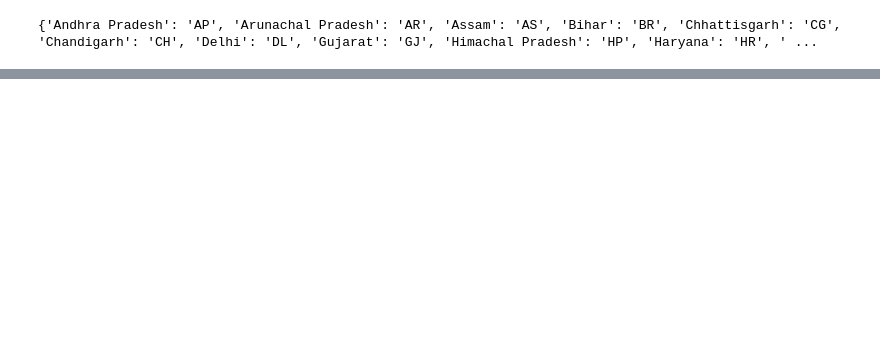
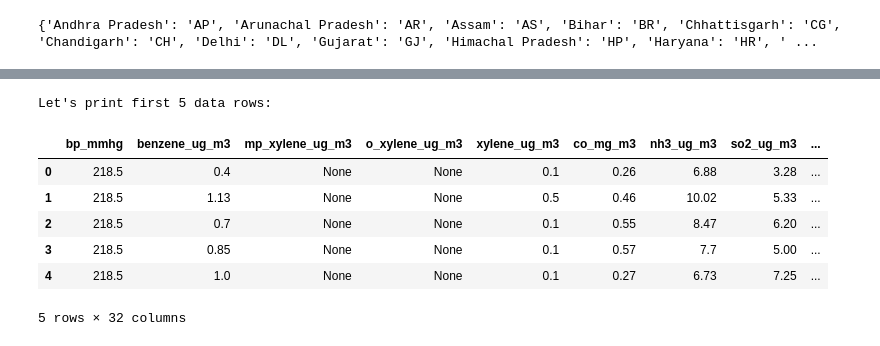
Before and after one commit to Himanshusamal60/Analysis_of_Air_Pollution_in_India, a Jupyter notebook: Analysis_of_pollution.ipynb, the cells around one changed output, grey strips where cells are left out. Drawn from its saved outputs; the diff is of its cells as text; code cells hidden in the pictures; blank space fills up the shorter version.

Commit message:
final cleaning
done final cleaning after primary cleaning and saved as parquet

```diff
--- a/Analysis_of_pollution.ipynb
+++ b/Analysis_of_pollution.ipynb
@@ -132,0 +708,24 @@ spark.stop()
+# %%
+from pyspark.sql import SparkSession
+from pyspark.sql.functions import col
+
+# Initialize a Spark session
+spark = SparkSession.builder \
+    .appName("Read Parquet File") \
+    .getOrCreate()
+
+# Define the path to the Parquet file
+parquet_file_path = "file:///home/talentum/myproject/dataSource/output/merged_final/*.parquet"
+
+# Read the Parquet file into a DataFrame
+df = spark.read.parquet(parquet_file_path)
+
+df.printSchema()
+print('Columns overview')
+pd.DataFrame(df.dtypes, columns = ['Column Name','Data type'])
+df.select("from_date").show(5)
+# Shape of the dataset
+print('Shape of the dataset: ', (df.count(), len(df.columns)))
+
+# Stop the Spark session
+# spark.stop()
@@ -132,0 +750,12 @@ spark.stop()
+# %%
+print("Let's print first 5 data rows:")
+df.limit(5).toPandas()
+# %% [output]
+Let's print first 5 data rows:
+|  | bp_mmhg | benzene_ug_m3 | mp_xylene_ug_m3 | o_xylene_ug_m3 | xylene_ug_m3 | co_mg_m3 | nh3_ug_m3 | so2_ug_m3 | ... |
+| 0 | 218.5 | 0.4 | None | None | 0.1 | 0.26 | 6.88 | 3.28 | ... |
+| 1 | 218.5 | 1.13 | None | None | 0.5 | 0.46 | 10.02 | 5.33 | ... |
+| 2 | 218.5 | 0.7 | None | None | 0.1 | 0.55 | 8.47 | 6.20 | ... |
+| 3 | 218.5 | 0.85 | None | None | 0.1 | 0.57 | 7.7 | 5.00 | ... |
+| 4 | 218.5 | 1.0 | None | None | 0.1 | 0.27 | 6.73 | 7.25 | ... |
+5 rows × 32 columns
```
Also changed, not shown: parts of 56 cells of this notebook.
